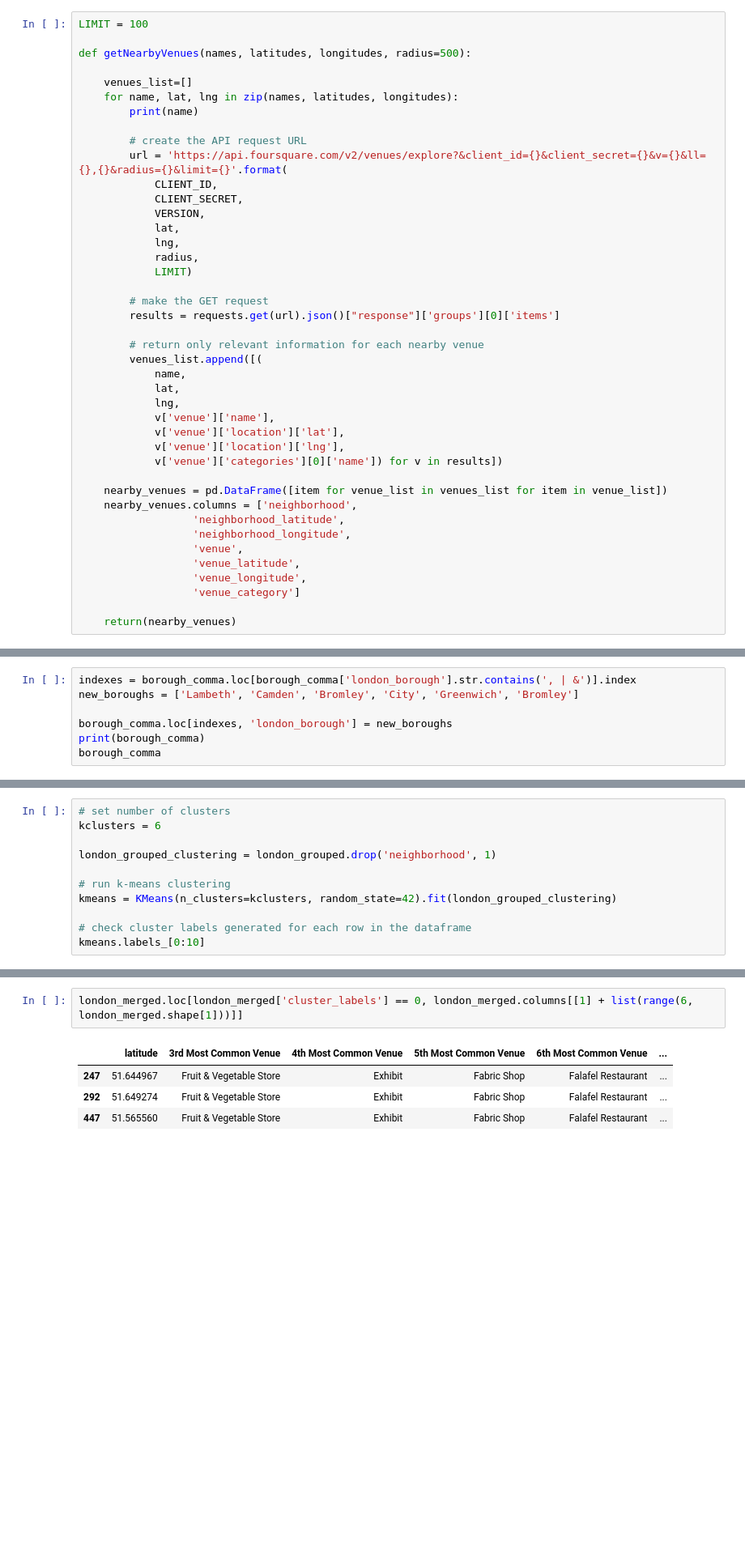
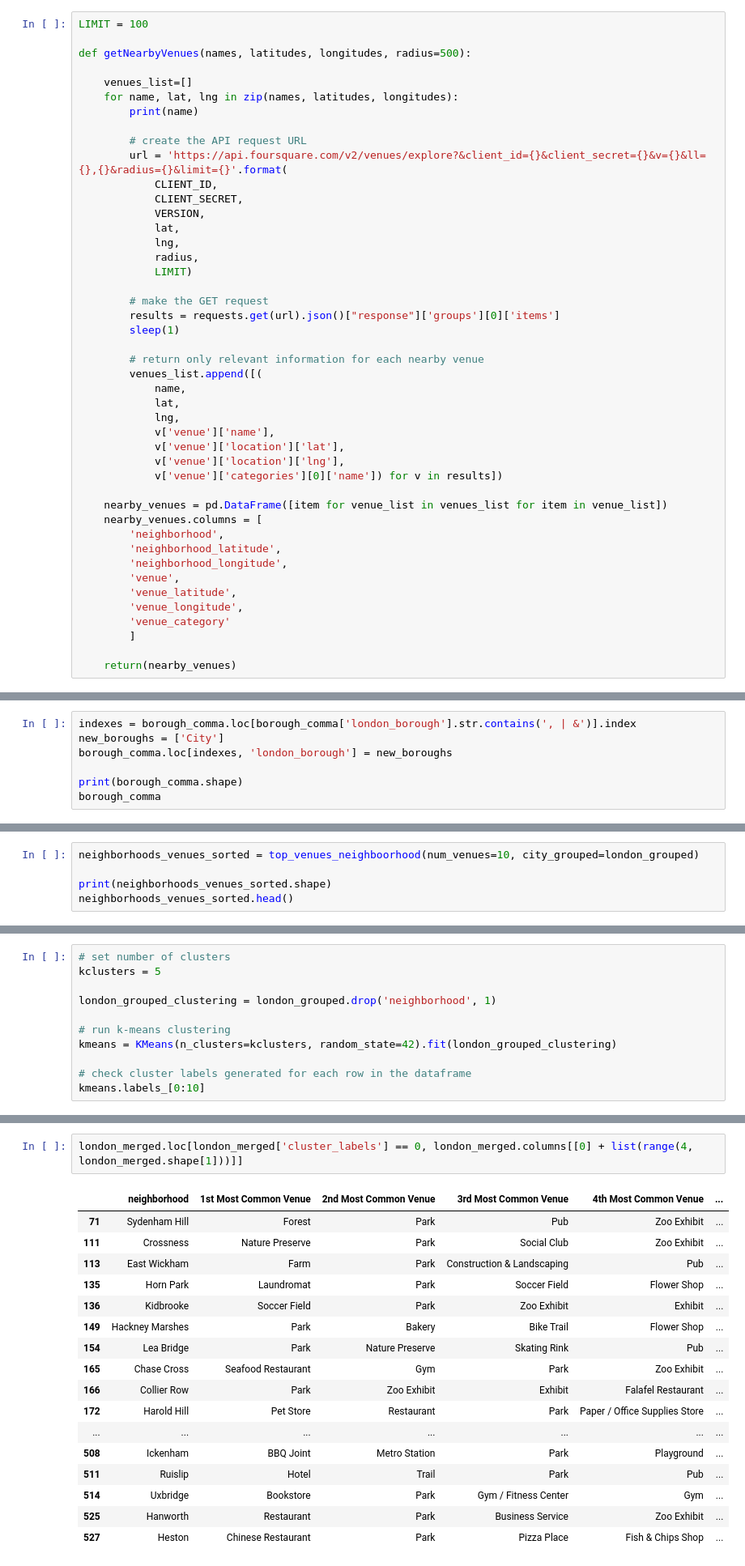
Before and after one commit to rafaelcgama/Capstone, a Jupyter notebook: final.ipynb, the cells around one changed output, grey strips where cells are left out. Shown at 81% size. Drawn from its saved outputs; the diff is of its cells as text; blank space fills up the shorter version.

```diff
--- a/final.ipynb
+++ b/final.ipynb
@@ -233,6 +236,7 @@ def getNearbyVenues(names, latitudes, longitudes, radius=500):
 
         # make the GET request
         results = requests.get(url).json()["response"]['groups'][0]['items']
+        sleep(1)
 
         # return only relevant information for each nearby venue
         venues_list.append([(
@@ -245,13 +249,15 @@ def getNearbyVenues(names, latitudes, longitudes, radius=500):
             v['venue']['categories'][0]['name']) for v in results])
 
     nearby_venues = pd.DataFrame([item for venue_list in venues_list for item in venue_list])
-    nearby_venues.columns = ['neighborhood',
-                  'neighborhood_latitude',
-                  'neighborhood_longitude',
-                  'venue',
-                  'venue_latitude',
-                  'venue_longitude',
-                  'venue_category']
+    nearby_venues.columns = [
+        'neighborhood',
+        'neighborhood_latitude',
+        'neighborhood_longitude',
+        'venue',
+        'venue_latitude',
+        'venue_longitude',
+        'venue_category'
+        ]
 
     return(nearby_venues)
 # %% [markdown]
@@ -765,9 +670,9 @@ borough_comma.loc[borough_comma['london_borough'].str.contains(', | &')]
 As we can see there are still some locations where it wasn't possible to update the neighborhood using geopy so those I will research online and fix by hand.
 # %%
 indexes = borough_comma.loc[borough_comma['london_borough'].str.contains(', | &')].index
-new_boroughs = ['Lambeth', 'Camden', 'Bromley', 'City', 'Greenwich', 'Bromley']
+new_boroughs = ['City']
+borough_comma.loc[indexes, 'london_borough'] = new_boroughs
 
-borough_comma.loc[indexes, 'london_borough'] = new_boroughs
-print(borough_comma)
+print(borough_comma.shape)
 borough_comma
 # %% [output]
@@ -1298,0 +1192,5 @@ neighborhoods_venues_sorted.shape
+# %%
+neighborhoods_venues_sorted = top_venues_neighboorhood(num_venues=10, city_grouped=london_grouped)
+
+print(neighborhoods_venues_sorted.shape)
+neighborhoods_venues_sorted.head()
@@ -1316,6 +1209,6 @@ visualizer.poof()
 # %%
 # set number of clusters
-kclusters = 6
+kclusters = 5
 
 london_grouped_clustering = london_grouped.drop('neighborhood', 1)
 
@@ -1383,10 +1292,23 @@ Now, you can examine each cluster and determine the discriminating venue categor
 # %%
-london_merged.loc[london_merged['cluster_labels'] == 0, london_merged.columns[[1] + list(range(6, london_merged.shape[1]))]]
+london_merged.loc[london_merged['cluster_labels'] == 0, london_merged.columns[[0] + list(range(4, london_merged.shape[1]))]]
 # %% [output]
-|  | latitude | 3rd Most Common Venue | 4th Most Common Venue | 5th Most Common Venue | 6th Most Common Venue | ... |
-| 247 | 51.644967 | Fruit & Vegetable Store | Exhibit | Fabric Shop | Falafel Restaurant | ... |
-| 292 | 51.649274 | Fruit & Vegetable Store | Exhibit | Fabric Shop | Falafel Restaurant | ... |
-| 447 | 51.565560 | Fruit & Vegetable Store | Exhibit | Fabric Shop | Falafel Restaurant | ... |
+|  | neighborhood | 1st Most Common Venue | 2nd Most Common Venue | 3rd Most Common Venue | 4th Most Common Venue | ... |
+| 71 | Sydenham Hill | Forest | Park | Pub | Zoo Exhibit | ... |
+| 111 | Crossness | Nature Preserve | Park | Social Club | Zoo Exhibit | ... |
+| 113 | East Wickham | Farm | Park | Construction & Landscaping | Pub | ... |
+| 135 | Horn Park | Laundromat | Park | Soccer Field | Flower Shop | ... |
+| 136 | Kidbrooke | Soccer Field | Park | Zoo Exhibit | Exhibit | ... |
+| 149 | Hackney Marshes | Park | Bakery | Bike Trail | Flower Shop | ... |
+| 154 | Lea Bridge | Park | Nature Preserve | Skating Rink | Pub | ... |
+| 165 | Chase Cross | Seafood Restaurant | Gym | Park | Zoo Exhibit | ... |
+| 166 | Collier Row | Park | Zoo Exhibit | Exhibit | Falafel Restaurant | ... |
+| 172 | Harold Hill | Pet Store | Restaurant | Park | Paper / Office Supplies Store | ... |
+| ... | ... | ... | ... | ... | ... | ... |
+| 508 | Ickenham | BBQ Joint | Metro Station | Park | Playground | ... |
+| 511 | Ruislip | Hotel | Trail | Park | Pub | ... |
+| 514 | Uxbridge | Bookstore | Park | Gym / Fitness Center | Gym | ... |
+| 525 | Hanworth | Restaurant | Park | Business Service | Zoo Exhibit | ... |
+| 527 | Heston | Chinese Restaurant | Park | Pizza Place | Fish & Chips Shop | ... |
 # %% [markdown]
 #### Cluster 2
 # %%
```
Also changed, not shown: parts of 102 cells of this notebook, 1 other file.
